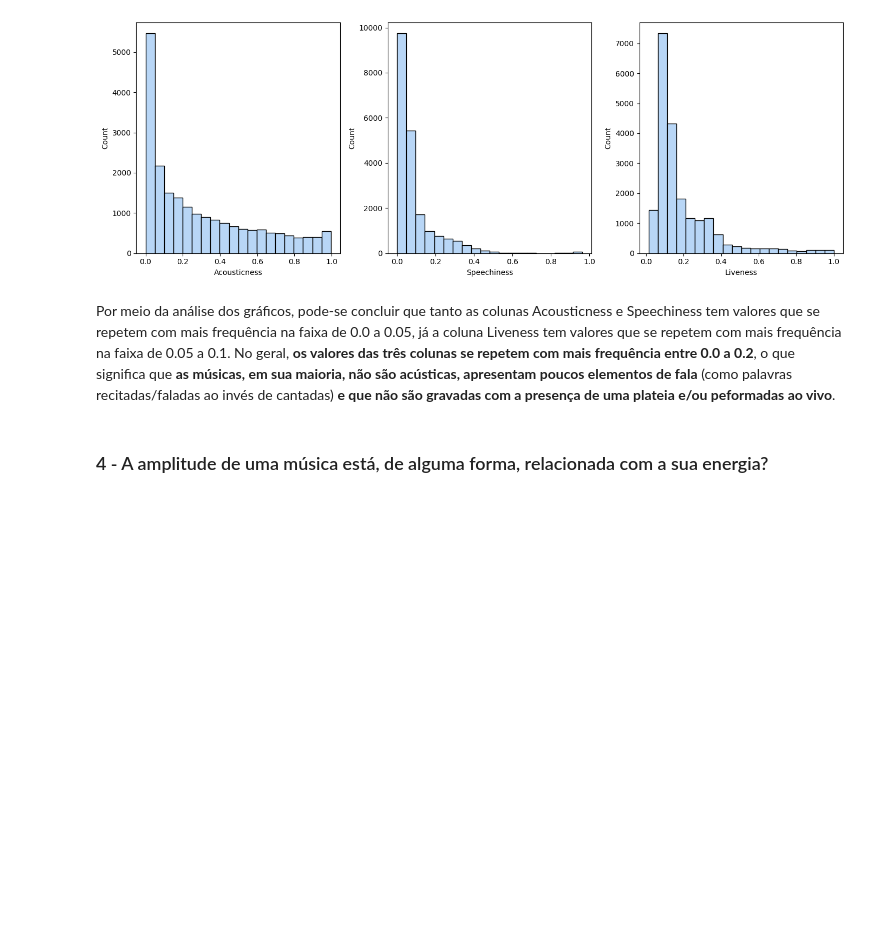
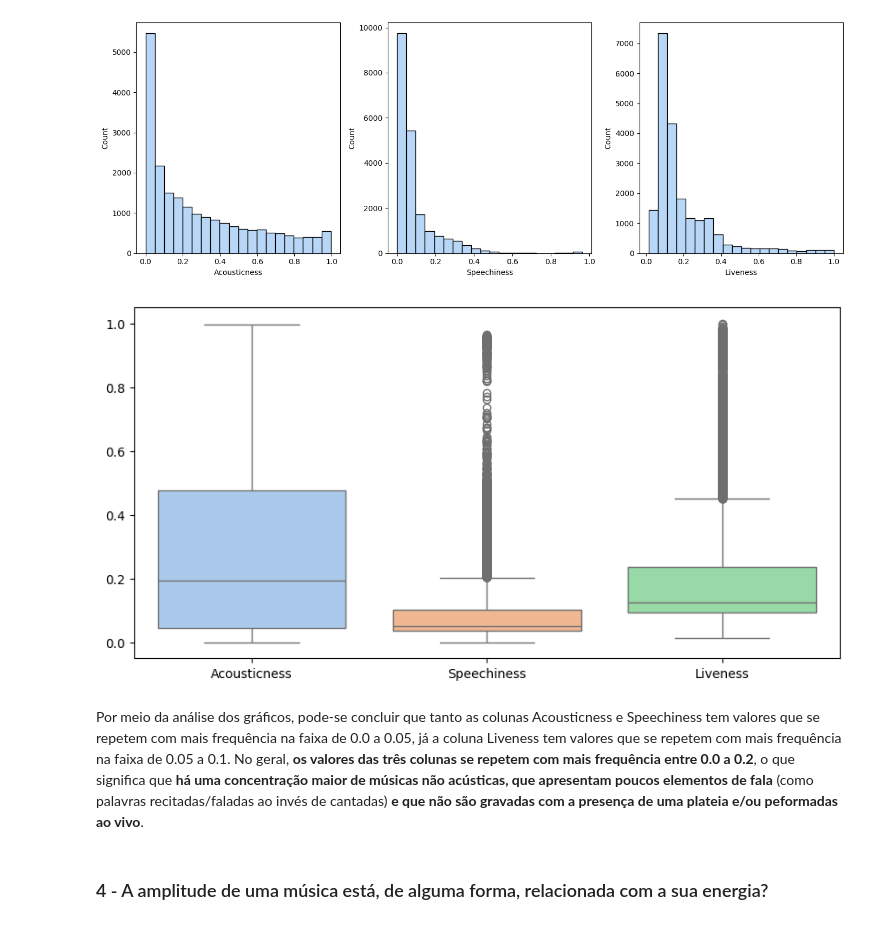
Before and after one commit to sylrod569/Projeto-ICD---An-lise-de-Dados-do-Spotify-Youtube, a Jupyter notebook: ProjetoFinal.ipynb, the cells around one changed output. Cells and saved outputs as stored; diff of their text form; code cells hidden in the pictures; blank space fills up the shorter version.

```diff
--- a/ProjetoFinal.ipynb
+++ b/ProjetoFinal.ipynb
@@ -283,8 +311,14 @@ sns.histplot(data=df_spotify_youtube,x="Liveness",bins=20)
 plt.tight_layout()
 # %% [output]
 [figure]
+# %%
+plt.figure(figsize=(10, 5))
+sns.boxplot(data= df_spotify_youtube_num[['Acousticness','Speechiness','Liveness']])
+plt.show()
+# %% [output]
+[figure, added]
 # %% [markdown]
-Por meio da análise dos gráficos, pode-se concluir que tanto as colunas Acousticness e Speechiness tem valores que se repetem com mais frequência na faixa de 0.0 a 0.05, já a coluna Liveness tem valores que se repetem com mais frequência na faixa de 0.05 a 0.1. No geral, **os valores das três colunas se repetem com mais frequência entre 0.0 a 0.2**, o que significa que **as músicas, em sua maioria, não são acústicas, apresentam poucos elementos de fala** (como palavras recitadas/faladas ao invés de cantadas) **e que não são gravadas com a presença de uma plateia e/ou peformadas ao vivo**.
+Por meio da análise dos gráficos, pode-se concluir que tanto as colunas Acousticness e Speechiness tem valores que se repetem com mais frequência na faixa de 0.0 a 0.05, já a coluna Liveness tem valores que se repetem com mais frequência na faixa de 0.05 a 0.1. No geral, **os valores das três colunas se repetem com mais frequência entre 0.0 a 0.2**, o que significa que **há uma concentração maior de músicas não acústicas, que apresentam poucos elementos de fala** (como palavras recitadas/faladas ao invés de cantadas) **e que não são gravadas com a presença de uma plateia e/ou peformadas ao vivo**.
 # %% [markdown]
 ### 4 - A amplitude de uma música está, de alguma forma, relacionada com a sua energia?
 # %% [markdown]
```
Also changed, not shown: parts of 36 cells of this notebook.
